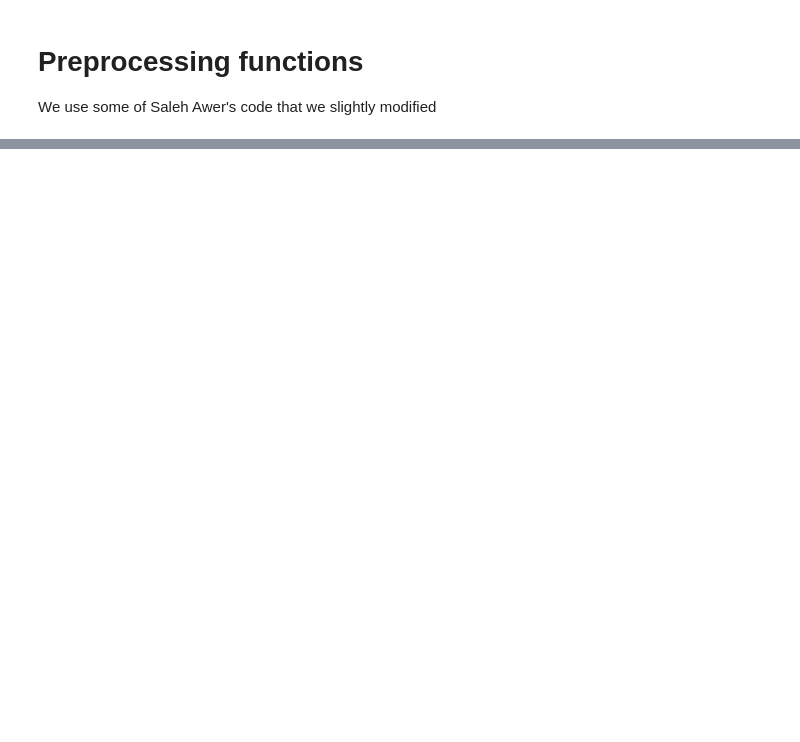
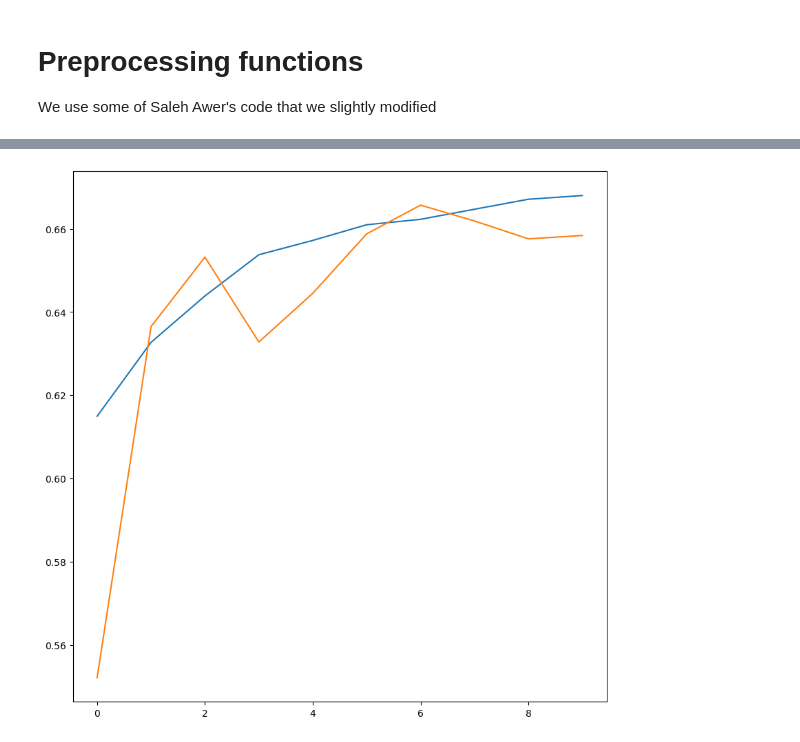
Before and after one commit to pgberlureau/GNN-Grandmaster, a Jupyter notebook: First_try.ipynb, the cells around one changed output, grey strips where cells are left out. Saved outputs shown, nothing was run; the diff lists cells and outputs as text; code cells hidden in the pictures; blank space fills up the shorter version.

```diff
--- a/First_try.ipynb
+++ b/First_try.ipynb
@@ -162,4 +214,19 @@ model = Model()
+# %%
+model = Model1(heads_nb=16)
 # %%
 criterion = torch.nn.MSELoss()
 optimizer = torch.optim.Adam(model.parameters(), lr=1e-3)
+# %%
+def test_model(model, loader):
+  model.eval()
+  accuracy = 0
+  with torch.no_grad():
+    for sample in loader:
+      inputs, targets = sample.to(device), sample.y.to(device)
+      outputs = model(inputs, sample.batch)
+      outputs.reshape(-1)
+      targets.reshape(-1)
+      accuracy += torch.sum((torch.sign(outputs) == torch.sign(targets)))
+
+  return accuracy/test_size
 # %%
@@ -208,2 +262,0 @@ def test_model(model, boards):
-# %%
-train_model(model, dataset.loc[:1001], 100)
@@ -215,0 +263,3 @@ test_model(model, dataset.loc[1000:11000])
+# %%
+epochs = 10
+rloss_list, train_acc, test_acc = train_model(model, train_loader, test_loader, epochs)
@@ -215,0 +283,7 @@ test_model(model, dataset.loc[1000:11000])
+# %%
+plt.figure(figsize=(10,10))
+plt.plot(range(epochs), torch.Tensor(train_acc).cpu())
+plt.plot(range(epochs), torch.Tensor(test_acc).cpu())
+plt.show()
+# %% [output]
+[figure, added]
```
Also changed, not shown: parts of 13 cells of this notebook.
